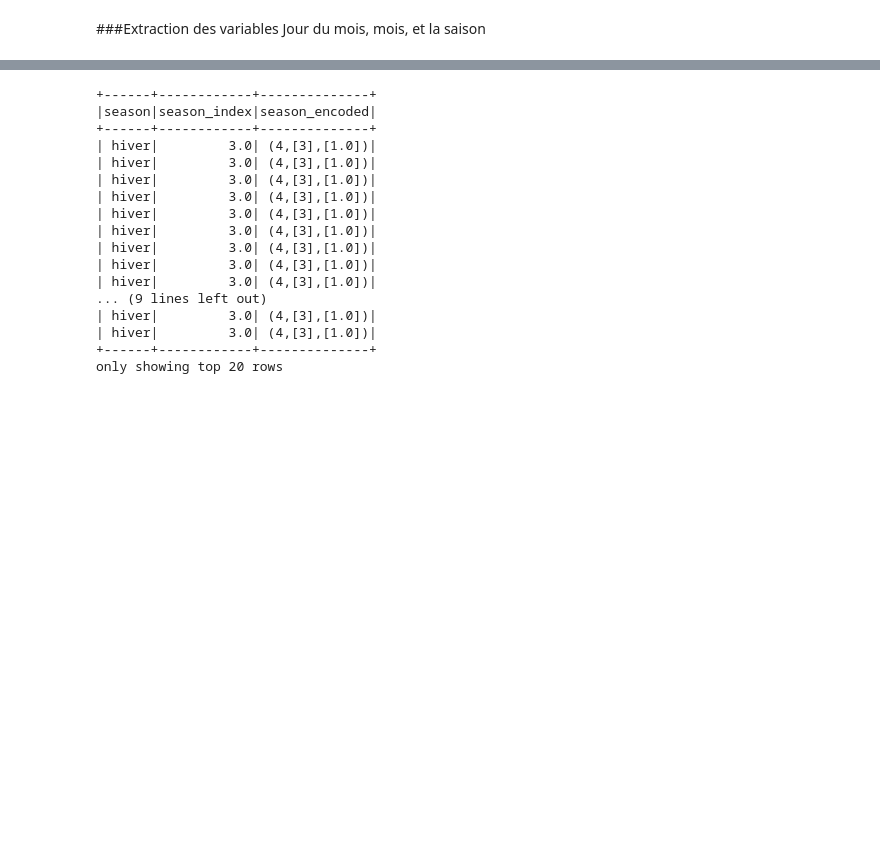
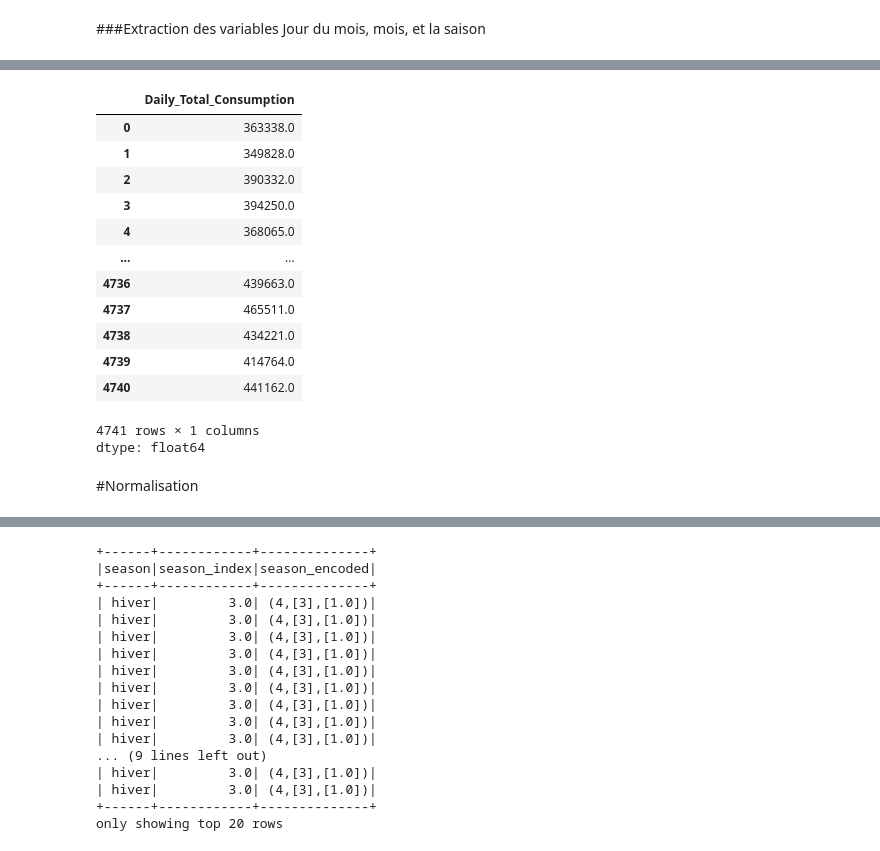
Before and after one commit to anassYinssi/Energy-Consumption-LSTM, a Jupyter notebook: EDA_Prétraitement&Modélisation_Prédective_Consommation_énergitique.ipynb, the cells around one changed output, grey strips where cells are left out. Drawn from its saved outputs; the diff is of its cells as text; code cells hidden in the pictures; blank space fills up the shorter version.

```diff
--- a/EDA_Prétraitement&Modélisation_Prédective_Consommation_énergitique.ipynb
+++ b/EDA_Prétraitement&Modélisation_Prédective_Consommation_énergitique.ipynb
@@ -976,0 +1007,19 @@ only showing top 20 rows
+# %%
+target
+# %% [output]
+|  | Daily_Total_Consumption |
+| 0 | 363338.0 |
+| 1 | 349828.0 |
+| 2 | 390332.0 |
+| 3 | 394250.0 |
+| 4 | 368065.0 |
+| ... | ... |
+| 4736 | 439663.0 |
+| 4737 | 465511.0 |
+| 4738 | 434221.0 |
+| 4739 | 414764.0 |
+| 4740 | 441162.0 |
+4741 rows × 1 columns
+dtype: float64
+# %% [markdown]
+#Normalisation
```
Also changed, not shown: parts of 17 cells of this notebook.
